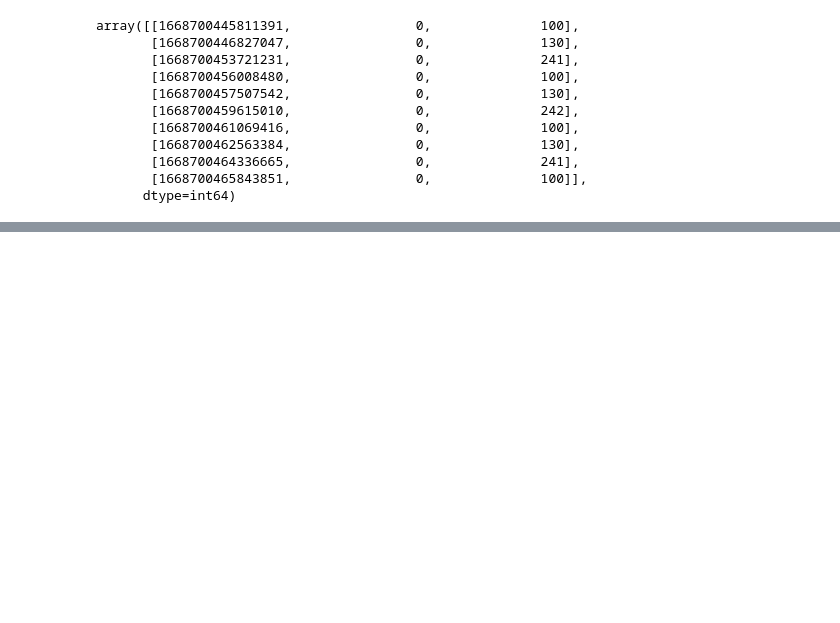
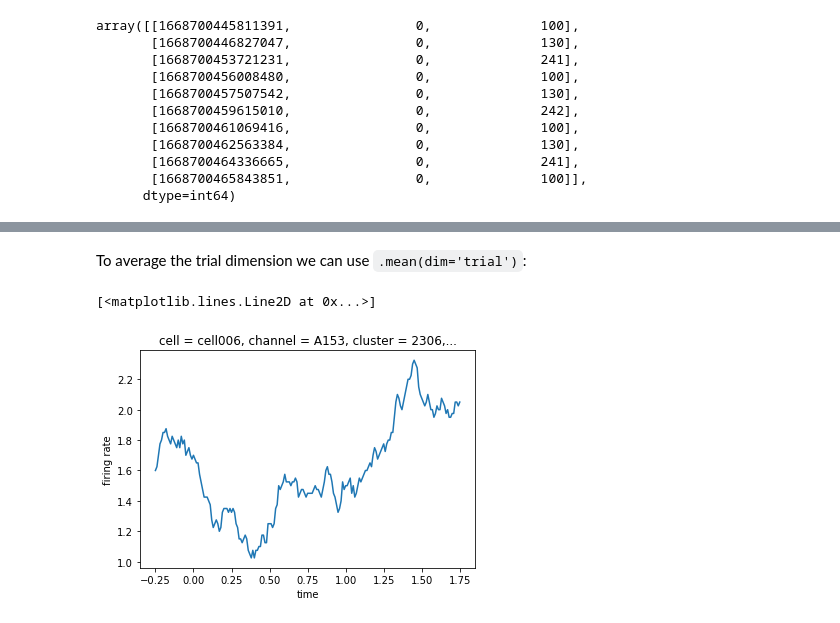
Before and after one commit to labianca/pylabianca, a Jupyter notebook: doc/intro_overview.ipynb, the cells around one changed output, grey strips where cells are left out. Cells and saved outputs as stored; diff of their text form; code cells hidden in the pictures; blank space fills up the shorter version.

```diff
--- a/doc/intro_overview.ipynb
+++ b/doc/intro_overview.ipynb
@@ -117,0 +148,7 @@ In superdual the images are represented by trigger values `110 + image_index`, s
+# %% [markdown]
+To average the trial dimension we can use `.mean(dim='trial')`:
+# %%
+frate.isel(cell=4).mean(dim='trial').plot()
+# %% [output]
+[<matplotlib.lines.Line2D at 0x...>]
+[figure, added]
```
Also changed, not shown: parts of 36 cells of this notebook.
